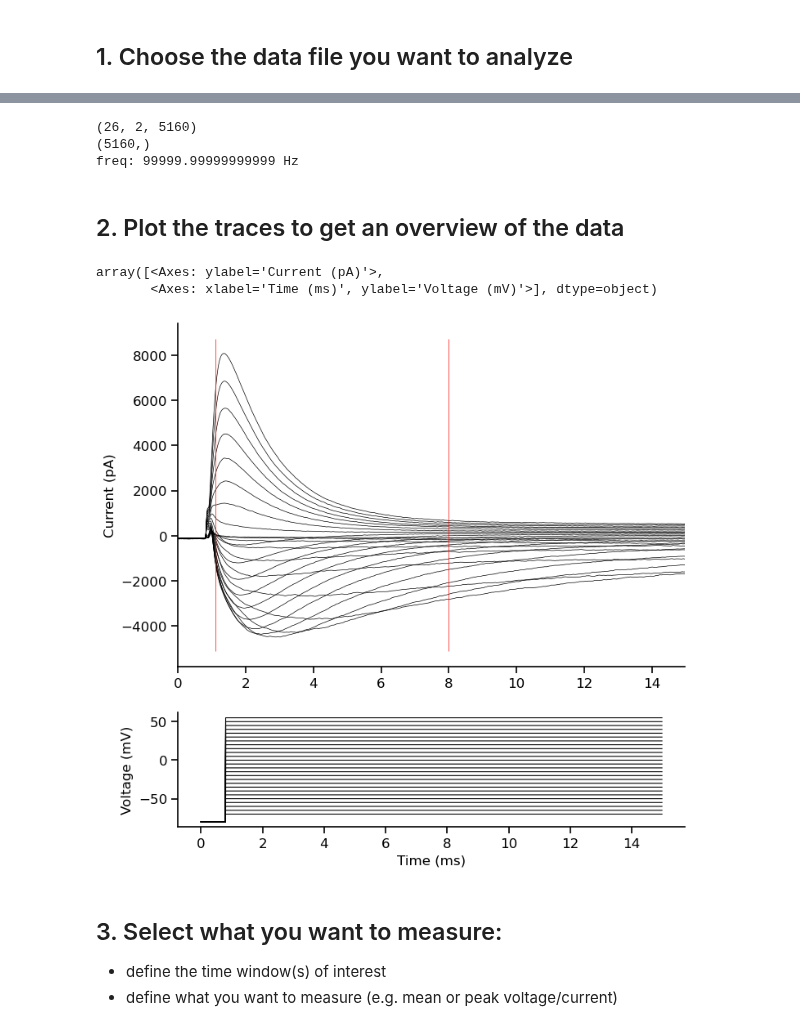
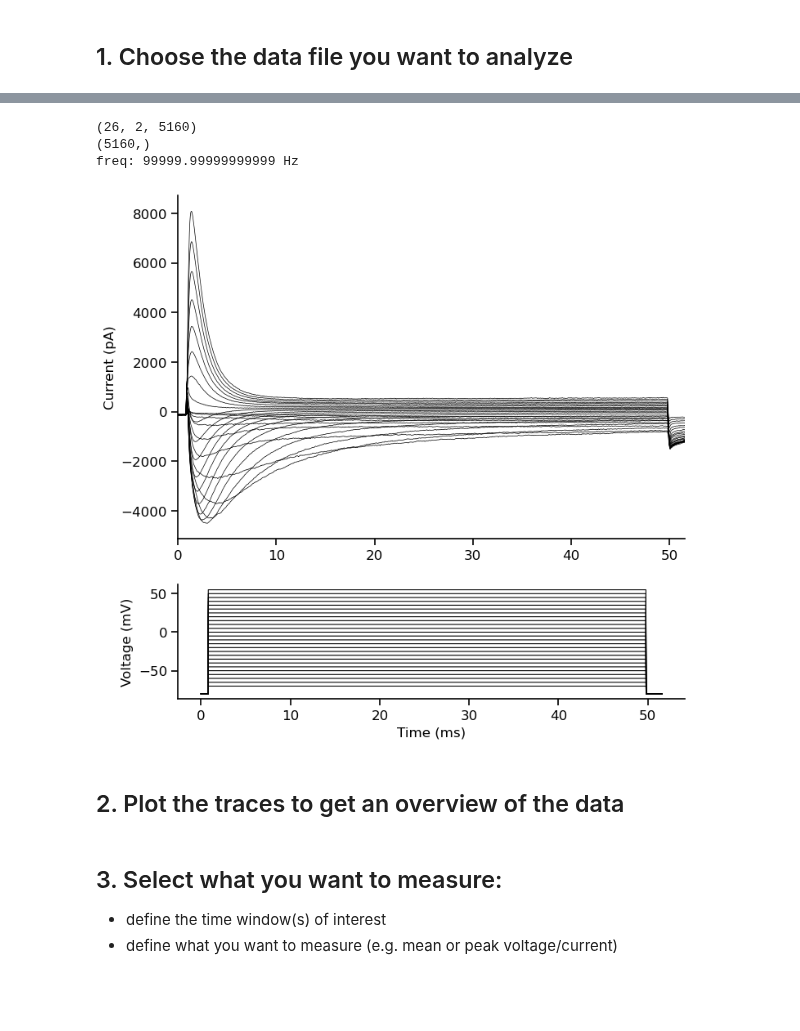
Before and after one commit to argalloni/CSHL_IonChannels2025, a Jupyter notebook: CSHL 1 - Na IVcurve.ipynb, the cells around one changed output, grey strips where cells are left out. Saved outputs shown, nothing was run; the diff lists cells and outputs as text; code cells hidden in the pictures; blank space fills up the shorter version.

```diff
--- a/CSHL 1 - Na IVcurve.ipynb
+++ b/CSHL 1 - Na IVcurve.ipynb
@@ -45,14 +69,20 @@ data_file = 'data/Fig_Nav/nav18-iv.abf'
 # %%
 ## Extract the sweeps, time and sampling frequency:
 sweeps, sweeps_time, sampling_freq = get_sweeps(data_file)
 
 print(sweeps.shape)
 print(sweeps_time.shape)
 print(f"freq: {sampling_freq} Hz")
+
+current_traces = sweeps[:, 0, :]
+voltage_traces = sweeps[:, 1, :]
+plot_traces(sweeps_time, current_traces, voltage_traces)
+plt.show()
 # %% [output]
 (26, 2, 5160)
 (5160,)
 freq: 99999.99999999999 Hz
+[figure, added]
 # %% [markdown]
 ## 2. Plot the traces to get an overview of the data
 # %%
@@ -60,16 +90,12 @@ start_time = 0 # milliseconds
 end_time = 15 # milliseconds
 
 marker_1 = 1.1 # milliseconds
-marker_2 = 8 # milliseconds
+marker_2 = 6 # milliseconds
 
 current_traces, time_in_window = select_sweep_window(sweeps, sweeps_time, start_time, end_time, sampling_freq, channel=0)
 voltage_traces, time_in_window = select_sweep_window(sweeps, sweeps_time, start_time, end_time, sampling_freq, channel=1)
 
 plot_traces(time_in_window, current_traces, voltage_traces, marker_1, marker_2)
-# %% [output]
-array([<Axes: ylabel='Current (pA)'>,
-       <Axes: xlabel='Time (ms)', ylabel='Voltage (mV)'>], dtype=object)
-[figure, removed]
 # %% [markdown]
 ## 3. Select what you want to measure:
 - define the time window(s) of interest
```
Also changed, not shown: parts of 8 cells of this notebook, 5 other files.
